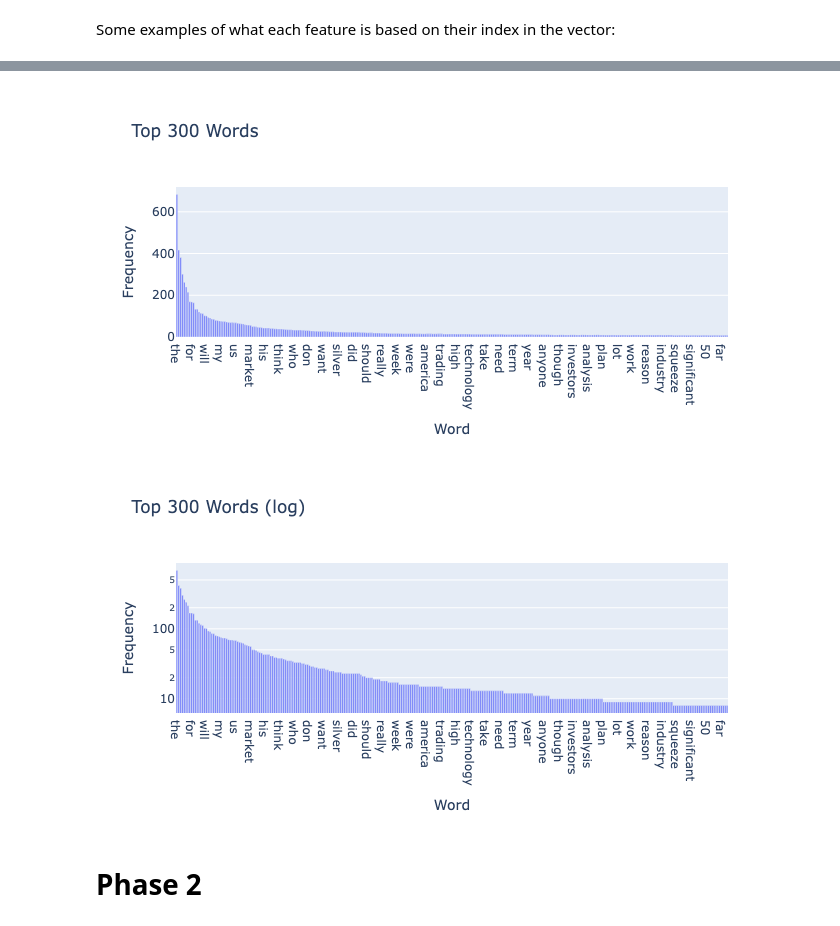
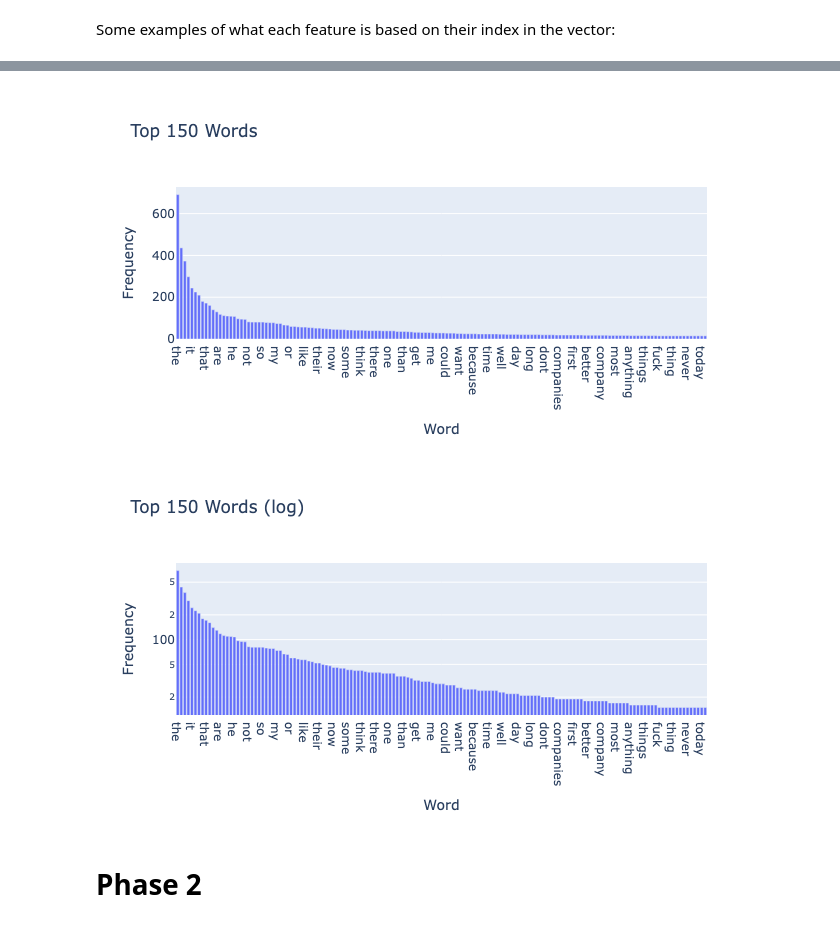
Before and after one commit to shinshin512/DM2025-Lab1-Exercise, a Jupyter notebook: DM2025-Lab1-Homework.ipynb, the cells around one changed output, grey strips where cells are left out. Saved outputs shown, nothing was run; the diff lists cells and outputs as text; code cells hidden in the pictures.

```diff
--- a/DM2025-Lab1-Homework.ipynb
+++ b/DM2025-Lab1-Homework.ipynb
@@ -165,0 +219,2 @@ df_train.label.value_counts().plot(kind = 'bar',
+# %%
+X_cleaned['cleaned_text'] = X_cleaned['cleaned_text'].str.replace('_', ' ')
@@ -166 +223,3 @@ df_train.label.value_counts().plot(kind = 'bar',
+# %%
+X_cleaned['cleaned_text'] = X_cleaned['cleaned_text'].str.replace(r"[^\w\s!?']", '', regex=True)
 # %% [markdown]
@@ -172,6 +231,6 @@ from sklearn.feature_extraction.text import CountVectorizer
 
 # only training data
 count_vect = CountVectorizer()
-df_counts = count_vect.fit_transform(df_train.text) #learn the vocabulary and return document-term matrix
-print(df_counts[0])
+X_counts = count_vect.fit_transform(X_cleaned.cleaned_text) #learn the vocabulary and return document-term matrix
+print(X_counts[0])
 # %% [output]
@@ -246,8 +310,8 @@ ax = sns.heatmap(df_todraw,
 import numpy as np
 
 term_frequencies = []
-for j in range(0,df_counts.shape[1]):
-    term_frequencies.append(sum(df_counts[:,j].toarray()))
+for j in range(0,X_counts.shape[1]):
+    term_frequencies.append(sum(X_counts[:,j].toarray()))
 
-term_frequencies = np.asarray(df_counts.sum(axis=0))[0]
+term_frequencies = np.asarray(X_counts.sum(axis=0))[0]
 # %%
@@ -277,38 +343,35 @@ fig.show()
 # %%
-# Answer here
-
-# observe only top 300 frequently used words
+# observe only top 150 frequently used words
 import plotly.express as px
 
-idx = term_frequencies.argsort()[::-1][:300]
+idx = term_frequencies.argsort()[::-1][:150]
 words = count_vect.get_feature_names_out()[idx]
 counts = term_frequencies[idx]
 
 fig = px.bar(x=words, y=counts,
              labels={'x': 'Word', 'y': 'Frequency'},
-             title='Top 300 Words')
+             title='Top 150 Words')
 
 fig.show()
 # %% [output]
-[figure, old version]
+[figure, new version]
 # %%
-# Answer here
-
+# display the frequency of terms in form of log
 import plotly.express as px
 
-idx = term_frequencies.argsort()[::-1][:300]
+idx = term_frequencies.argsort()[::-1][:150]
 words = count_vect.get_feature_names_out()[idx]
 counts = term_frequencies[idx]
 
 fig = px.bar(x=words, y=counts,
              labels={'x': 'Word', 'y': 'Frequency'},
-             title='Top 300 Words (log)')
+             title='Top 150 Words (log)')
 
 fig.update_yaxes(type="log")
 
 fig.show()
 # %% [output]
-[figure, old version]
+[figure, new version]
 # %% [markdown]
 # Phase 2
 # %%
```
Also changed, not shown: parts of 48 cells of this notebook, 1 other file.
